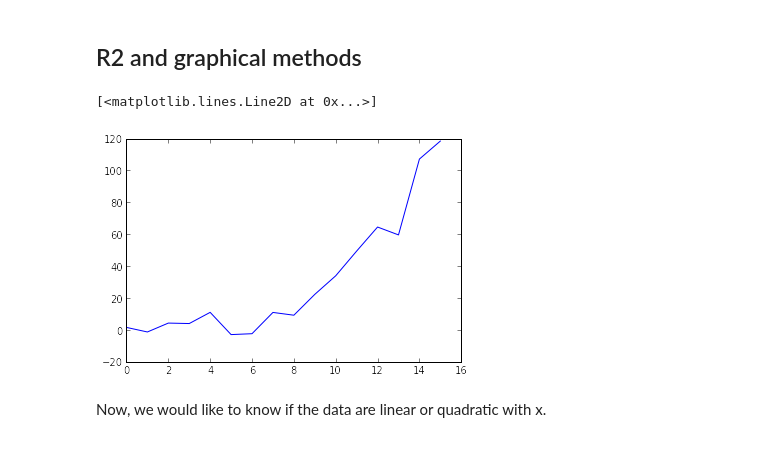
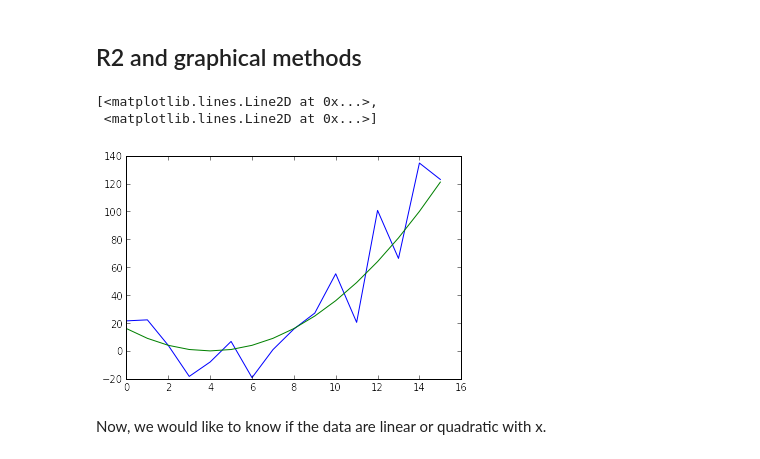
Before and after one commit to practical-neuroimaging/pna-notebooks, a Jupyter notebook: model_validation_101.ipynb, the cells around one changed output. Cells and saved outputs as stored; diff of their text form; code cells hidden in the pictures.

```diff
--- a/model_validation_101.ipynb
+++ b/model_validation_101.ipynb
@@ -83,15 +83,16 @@ def quadratic_model(x, param=[1,-8,16]):
 model = quadratic_model
 # %%
 n = 16 # number of points
-noise_level = 1./10
+noise_level = 1./8
 x = np.arange(n)
 true_y = model(x)
 noiseSD = (true_y.max() - true_y.min())*noise_level
 y = true_y + np.random.normal(0, noiseSD, size=(n,))
-plt.plot(x,y)
+plt.plot(x,y,x,true_y)
 # %% [output]
-[<matplotlib.lines.Line2D at 0x...>]
+[<matplotlib.lines.Line2D at 0x...>,
+ <matplotlib.lines.Line2D at 0x...>]
-[figure, old version]
+[figure, new version]
 # %% [markdown]
 Now, we would like to know if the data are linear or quadratic with x.
 # %%
```
Also changed, not shown: parts of 6 cells of this notebook.
